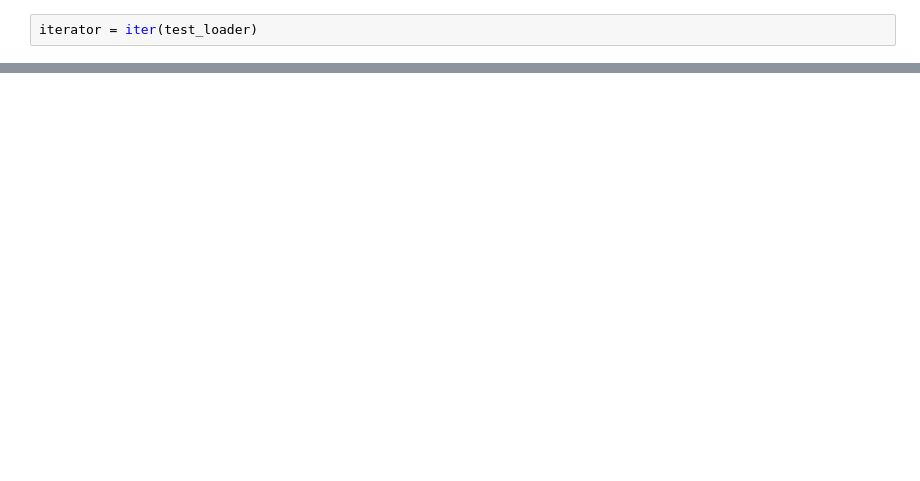
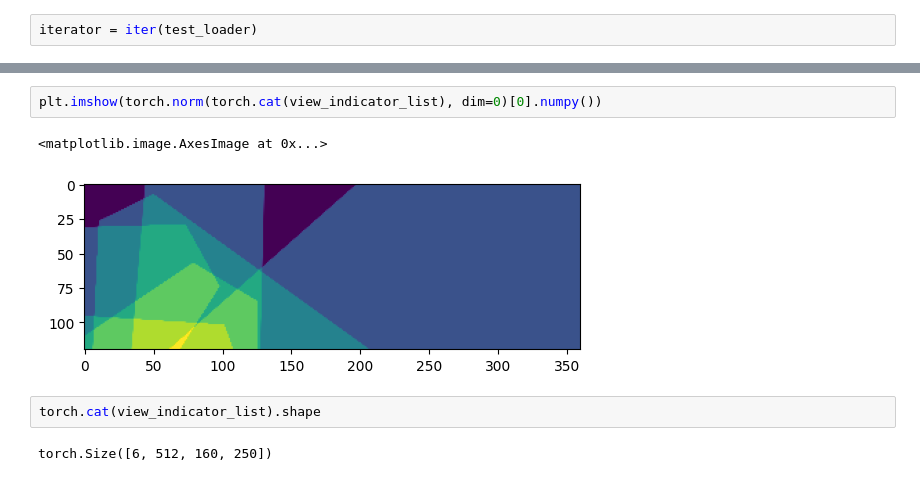
Before and after one commit to ErikBrorsson/MVDet, a Jupyter notebook: trash.ipynb, the cells around one changed output, grey strips where cells are left out. Drawn from its saved outputs; the diff is of its cells as text; blank space fills up the shorter version.

```diff
--- a/trash.ipynb
+++ b/trash.ipynb
@@ -434,3 +445,12 @@ with torch.no_grad():
+# %%
+plt.imshow(torch.norm(torch.cat(view_indicator_list), dim=0)[0].numpy())
+# %% [output]
+<matplotlib.image.AxesImage at 0x...>
+[figure, added]
+# %%
+torch.cat(view_indicator_list).shape
+# %% [output]
+torch.Size([6, 512, 160, 250])
 # %%
 from multiview_detector.evaluation.pyeval.CLEAR_MOD_HUN import CLEAR_MOD_HUN
 from multiview_detector.utils.nms import nms
```
Also changed, not shown: parts of 11 cells of this notebook, 6 other files.
